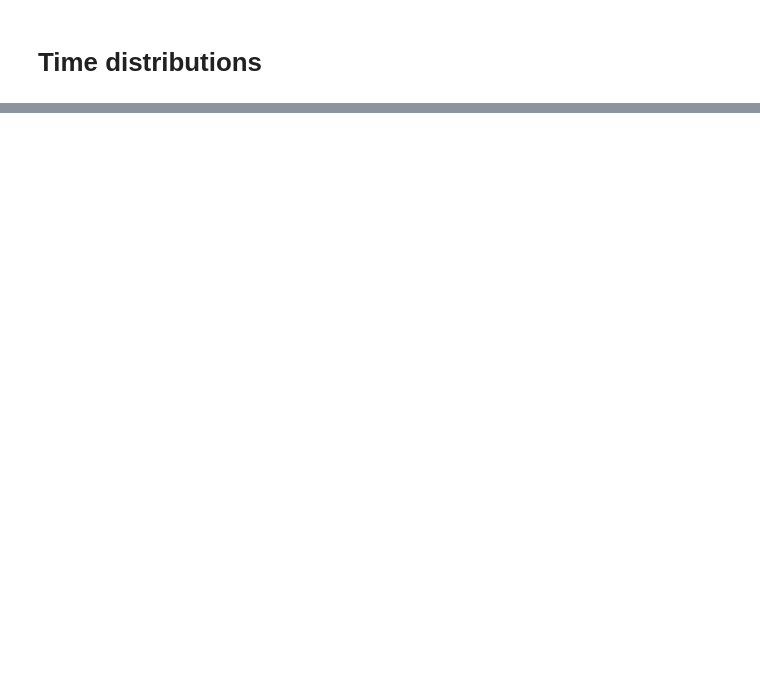
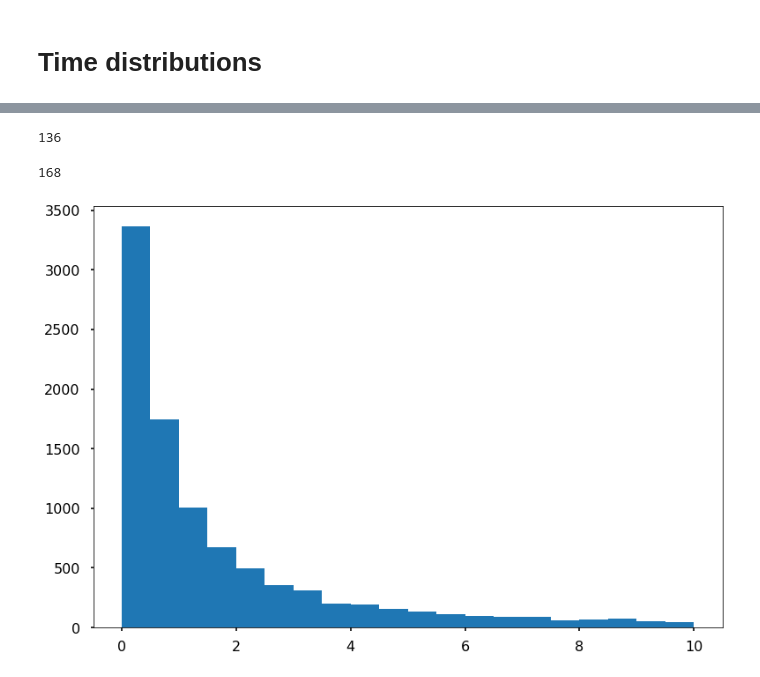
Before and after one commit to tdennisliu/covid19-forecasting-aus, a Jupyter notebook: model/lshtm_reff.ipynb, the cells around one changed output, grey strips where cells are left out. Drawn from its saved outputs; the diff is of its cells as text; code cells hidden in the pictures; blank space fills up the shorter version.

```diff
--- a/model/lshtm_reff.ipynb
+++ b/model/lshtm_reff.ipynb
@@ -247,0 +282,36 @@ The 40 pc quantile of the TG - TS is 0.06
+# %%
+import scipy.stats as stats
+import seaborn as sns
+
+df_NNDSS['Report_delay'] = (df_NNDSS.NOTIFICATION_RECEIVE_DATE - df_NNDSS.TRUE_ONSET_DATE)
+df_NNDSS['Report_delay'] = [day.days for day in df_NNDSS.Report_delay]
+
+fig,ax = plt.subplots()
+
+hist_bin_range = (-5,20)
+
+ax.hist(df_NNDSS.Report_delay, bins =50, range=hist_bin_range, density = True,label="data")
+
+fit_k, fit_loc, fit_theta = stats.gamma.fit(df_NNDSS.loc[df_NNDSS.Report_delay>0,'Report_delay'],
+                                        floc = 0)
+
+fit_shape, fit_loc, fit_scale = stats.lognorm.fit(df_NNDSS.loc[df_NNDSS.Report_delay>0,'Report_delay'],
+                                                  floc=0)
+
+fitted_delay = stats.gamma.rvs(fit_k,scale =fit_theta, loc=fit_loc,size=10000)
+fitted_lognorm = stats.lognorm.rvs(fit_shape, loc =fit_loc, scale=fit_scale, size=10000)
+
+print("Gamma fit is: \nk: %.2f \ntheta: %.2f " % (fit_a, fit_b))
+print("mean: %.2f\n std: %.2f " % (np.mean(fitted_delay), np.std(fitted_delay) ))
+
+print("LogNormal fit is: \n shape: %.2f \nscale: %.2f \nloc: %.2f" % (fit_shape,fit_scale,fit_loc))
+print("mean: %.2f\n std: %.2f " % (np.mean(fitted_lognorm), np.std(fitted_lognorm) ))
+sns.kdeplot(fitted_delay, ax=ax,label="Gamma", bw=0.2)
+sns.kdeplot(fitted_lognorm, ax=ax, label="Lognorm",bw=0.2, clip=hist_bin_range)
+
+
+ax.set_xlabel("Days")
+ax.set_title("Reporting delay from symptoms to notification")
+ax.set_xlim(hist_bin_range)
+plt.legend()
+plt.show()
@@ -247,0 +331,20 @@ The 40 pc quantile of the TG - TS is 0.06
+# %%
+import pandas as pd
+
+start = pd.to_datetime("2019-11-18")
+finish = pd.to_datetime("2020-04-02")
+
+(finish - start).days
+# %% [output]
+136
+# %%
+6*28
+# %% [output]
+168
+# %%
+fig,ax = plt.subplots()
+ax.hist(fitted_lognorm, range=(0,10), bins = 20)
+
+plt.show()
+# %% [output]
+[figure, added]
```
Also changed, not shown: parts of 10 cells of this notebook.
